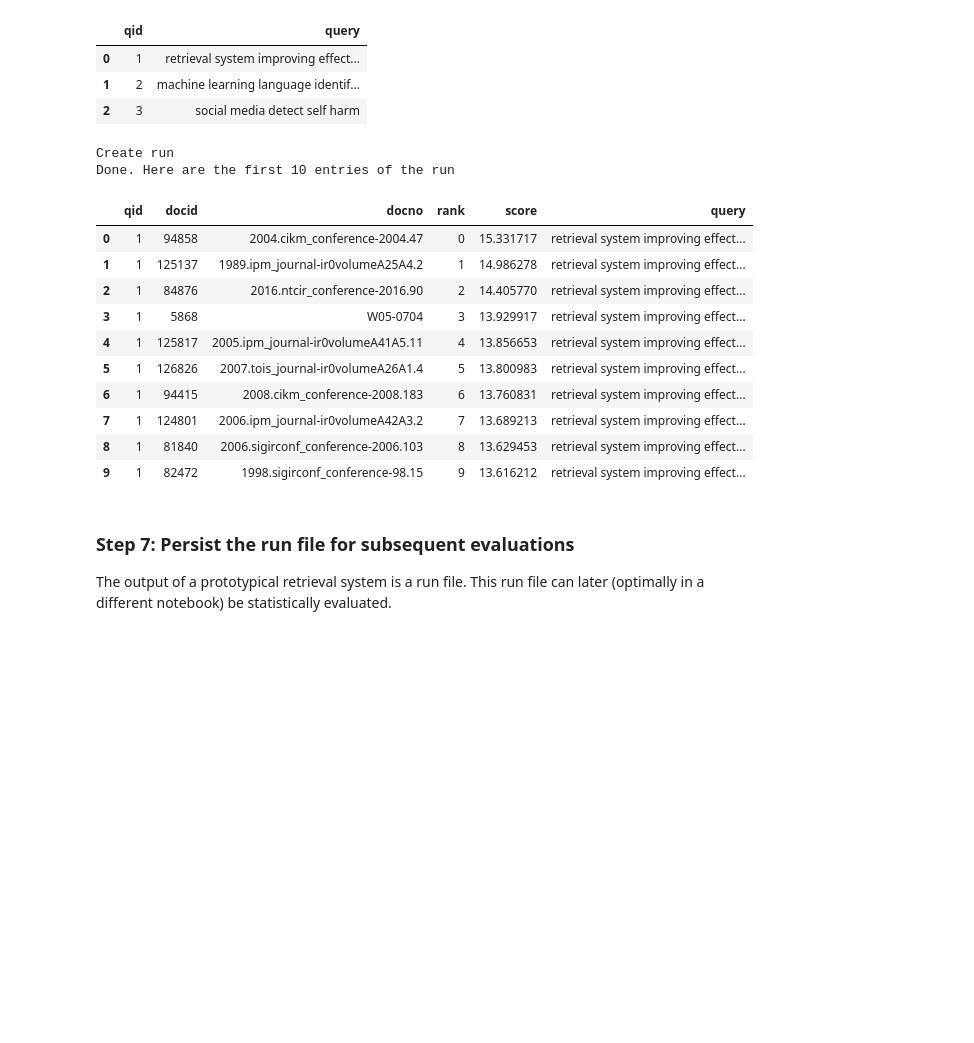
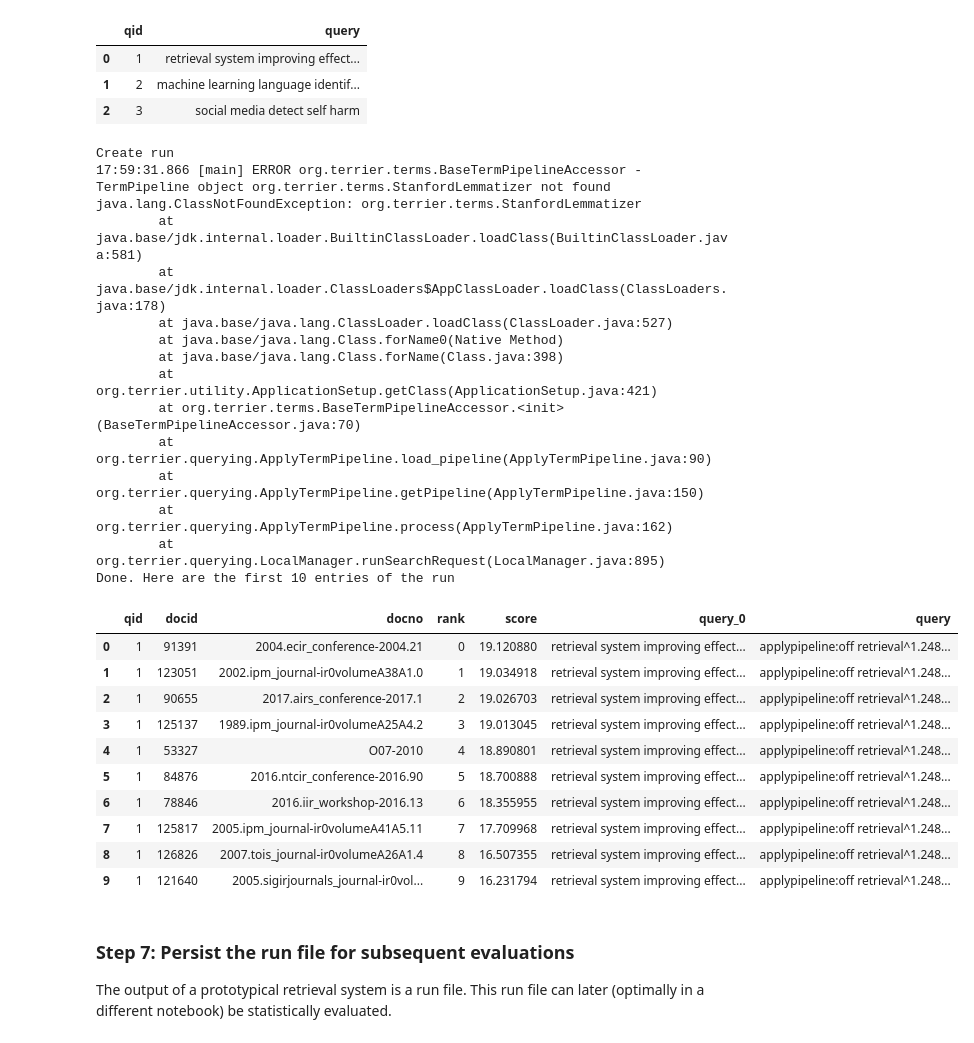
Before and after one commit to tira-io/ir-lab-sose-2024-knowledge-knights, a Jupyter notebook: improved-retrieval-system/improved-retrieval-system.ipynb, the cells around one changed output. Cells and saved outputs as stored; diff of their text form; code cells hidden in the pictures; blank space fills up the shorter version.

Commit message:
first lemmatizer implementation

```diff
--- a/improved-retrieval-system/improved-retrieval-system.ipynb
+++ b/improved-retrieval-system/improved-retrieval-system.ipynb
@@ -41,6 +41,13 @@ import nltk
 from nltk.corpus import stopwords
 import spacy
 from sklearn.feature_extraction.text import ENGLISH_STOP_WORDS
+# lemmatizer imports
+import pandas as pd
+pd.set_option('display.max_colwidth', 0)
+
+if not pt.started():
+    pt.init(boot_packages=['mam10eks:custom-terrier-token-processing:0.0.1'])
+    from jnius import autoclass
 # %%
 # Create a REST client to the TIRA platform for retrieving the pre-indexed data.
 ensure_pyterrier_is_loaded()
@@ -114,8 +131,11 @@ Dataset loaded.
 # %%
 print('Building Index...')
 
+
+
 def create_index(pt_dataset, stopwords):
-    indexer = pt.IterDictIndexer("/tmp/index", overwrite=True, meta={'docno': 100, 'text': 20480}, stopwords=stopwords)
+    # added lemmatizer/stemmer
+    indexer = pt.IterDictIndexer("/tmp/index", overwrite=True, meta={'docno': 100, 'text': 20480}, stopwords=stopwords, stemmer='StanfordLemmatizer')
     index_ref = indexer.index(pt_dataset)
     return pt.IndexFactory.of(index_ref)
 
@@ -153,23 +204,36 @@ First, we have a short look at the first three topics:
 | 2 | 3 | social media detect self harm |
 # %%
 print('Create run')
-run = bm25(pt_dataset.get_topics('text'))
+run = bm25_expand(pt_dataset.get_topics('text'))
 print('Done. Here are the first 10 entries of the run')
 run.head(10)
 # %% [output]
 Create run
+17:59:31.866 [main] ERROR org.terrier.terms.BaseTermPipelineAccessor - TermPipeline object org.terrier.terms.StanfordLemmatizer not found
+java.lang.ClassNotFoundException: org.terrier.terms.StanfordLemmatizer
+        at java.base/jdk.internal.loader.BuiltinClassLoader.loadClass(BuiltinClassLoader.java:581)
+        at java.base/jdk.internal.loader.ClassLoaders$AppClassLoader.loadClass(ClassLoaders.java:178)
+        at java.base/java.lang.ClassLoader.loadClass(ClassLoader.java:527)
+        at java.base/java.lang.Class.forName0(Native Method)
+        at java.base/java.lang.Class.forName(Class.java:398)
+        at org.terrier.utility.ApplicationSetup.getClass(ApplicationSetup.java:421)
+        at org.terrier.terms.BaseTermPipelineAccessor.<init>(BaseTermPipelineAccessor.java:70)
+        at org.terrier.querying.ApplyTermPipeline.load_pipeline(ApplyTermPipeline.java:90)
+        at org.terrier.querying.ApplyTermPipeline.getPipeline(ApplyTermPipeline.java:150)
+        at org.terrier.querying.ApplyTermPipeline.process(ApplyTermPipeline.java:162)
+        at org.terrier.querying.LocalManager.runSearchRequest(LocalManager.java:895)
 Done. Here are the first 10 entries of the run
-|  | qid | docid | docno | rank | score | query |
-| 0 | 1 | 94858 | 2004.cikm_conference-2004.47 | 0 | 15.331717 | retrieval system improving effect... |
-| 1 | 1 | 125137 | 1989.ipm_journal-ir0volumeA25A4.2 | 1 | 14.986278 | retrieval system improving effect... |
-| 2 | 1 | 84876 | 2016.ntcir_conference-2016.90 | 2 | 14.405770 | retrieval system improving effect... |
-| 3 | 1 | 5868 | W05-0704 | 3 | 13.929917 | retrieval system improving effect... |
-| 4 | 1 | 125817 | 2005.ipm_journal-ir0volumeA41A5.11 | 4 | 13.856653 | retrieval system improving effect... |
-| 5 | 1 | 126826 | 2007.tois_journal-ir0volumeA26A1.4 | 5 | 13.800983 | retrieval system improving effect... |
-| 6 | 1 | 94415 | 2008.cikm_conference-2008.183 | 6 | 13.760831 | retrieval system improving effect... |
-| 7 | 1 | 124801 | 2006.ipm_journal-ir0volumeA42A3.2 | 7 | 13.689213 | retrieval system improving effect... |
-| 8 | 1 | 81840 | 2006.sigirconf_conference-2006.103 | 8 | 13.629453 | retrieval system improving effect... |
-| 9 | 1 | 82472 | 1998.sigirconf_conference-98.15 | 9 | 13.616212 | retrieval system improving effect... |
+|  | qid | docid | docno | rank | score | query_0 | query |
+| 0 | 1 | 91391 | 2004.ecir_conference-2004.21 | 0 | 19.120880 | retrieval system improving effect... | applypipeline:off retrieval^1.248... |
+| 1 | 1 | 123051 | 2002.ipm_journal-ir0volumeA38A1.0 | 1 | 19.034918 | retrieval system improving effect... | applypipeline:off retrieval^1.248... |
+| 2 | 1 | 90655 | 2017.airs_conference-2017.1 | 2 | 19.026703 | retrieval system improving effect... | applypipeline:off retrieval^1.248... |
+| 3 | 1 | 125137 | 1989.ipm_journal-ir0volumeA25A4.2 | 3 | 19.013045 | retrieval system improving effect... | applypipeline:off retrieval^1.248... |
+| 4 | 1 | 53327 | O07-2010 | 4 | 18.890801 | retrieval system improving effect... | applypipeline:off retrieval^1.248... |
+| 5 | 1 | 84876 | 2016.ntcir_conference-2016.90 | 5 | 18.700888 | retrieval system improving effect... | applypipeline:off retrieval^1.248... |
+| 6 | 1 | 78846 | 2016.iir_workshop-2016.13 | 6 | 18.355955 | retrieval system improving effect... | applypipeline:off retrieval^1.248... |
+| 7 | 1 | 125817 | 2005.ipm_journal-ir0volumeA41A5.11 | 7 | 17.709968 | retrieval system improving effect... | applypipeline:off retrieval^1.248... |
+| 8 | 1 | 126826 | 2007.tois_journal-ir0volumeA26A1.4 | 8 | 16.507355 | retrieval system improving effect... | applypipeline:off retrieval^1.248... |
+| 9 | 1 | 121640 | 2005.sigirjournals_journal-ir0vol... | 9 | 16.231794 | retrieval system improving effect... | applypipeline:off retrieval^1.248... |
 # %% [markdown]
 ### Step 7: Persist the run file for subsequent evaluations
 
```
Also changed, not shown: parts of 10 cells of this notebook, 4 other files.
